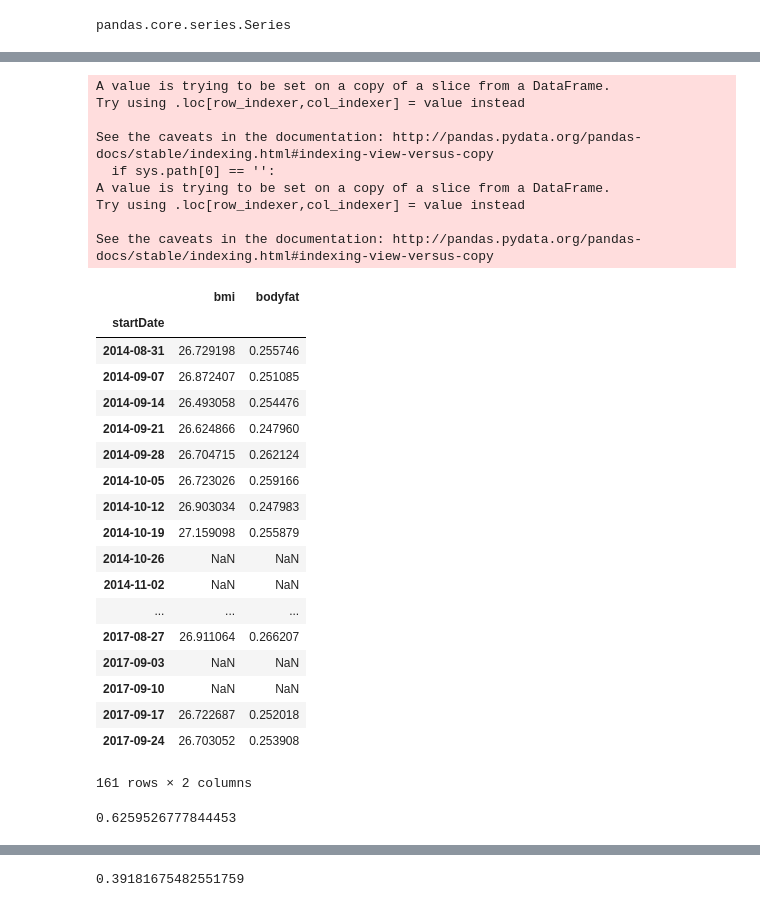
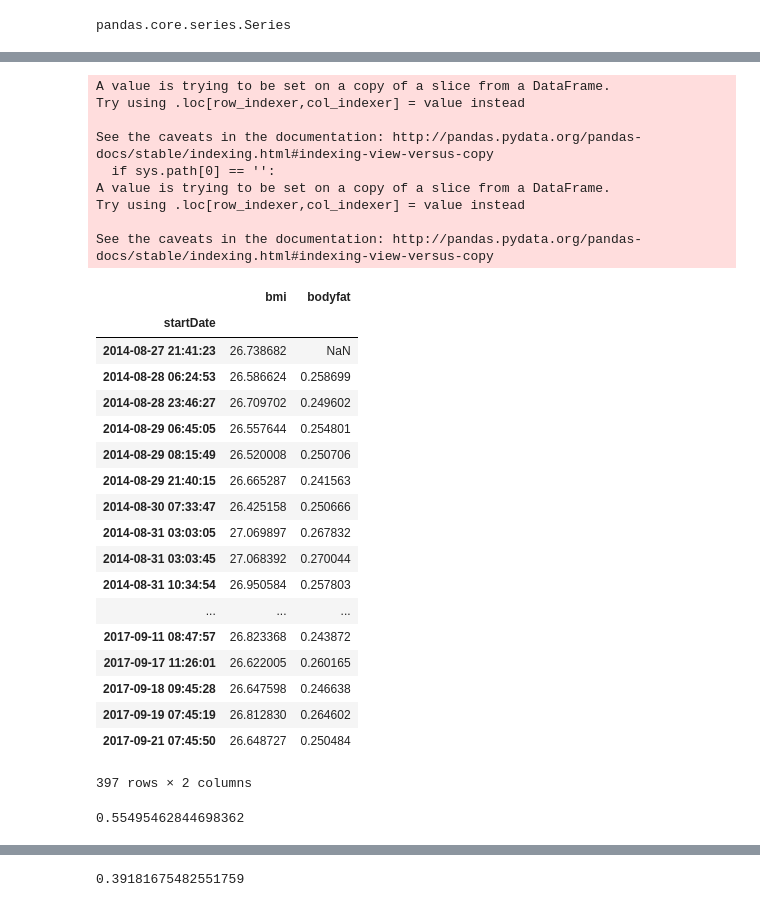
Before and after one commit to OngoDSS/Notebooks, a Jupyter notebook: sebastian_ongo.ipynb, the cells around one changed output, grey strips where cells are left out. Saved outputs shown, nothing was run; the diff lists cells and outputs as text; code cells hidden in the pictures.

```diff
--- a/sebastian_ongo.ipynb
+++ b/sebastian_ongo.ipynb
@@ -88,57 +27,57 @@ bmi = data_sample[data_sample['type'] == 'health-bmi']
 bodyfat = data_sample[data_sample['type'] == 'health-body-fat']
 
 
 bmi.index = bmi['startDate']
 bodyfat.index = bodyfat['startDate']
 
 
 bmi['value'] = pd.to_numeric(bmi['value'])
 bmi = bmi.loc[:,'value']
-bmi = bmi.resample('W').mean()
+#bmi = bmi.resample('W').mean()
 
 
 bodyfat['value'] = pd.to_numeric(bodyfat['value'])
 bodyfat = bodyfat.loc[:,'value']
-bodyfat = bodyfat.resample('W').mean()
+#bodyfat = bodyfat.resample('W').mean()
 
 bmi = bmi.to_frame('bmi')
 bmi['bodyfat'] = bodyfat
 
 bmi
 # %% [output]
 A value is trying to be set on a copy of a slice from a DataFrame.
 Try using .loc[row_indexer,col_indexer] = value instead
 
 See the caveats in the documentation: http://pandas.pydata.org/pandas-docs/stable/indexing.html#indexing-view-versus-copy
   if sys.path[0] == '':
 A value is trying to be set on a copy of a slice from a DataFrame.
 Try using .loc[row_indexer,col_indexer] = value instead
 
 See the caveats in the documentation: http://pandas.pydata.org/pandas-docs/stable/indexing.html#indexing-view-versus-copy
 |  | bmi | bodyfat |
 | startDate |  |  |
-| 2014-08-31 | 26.729198 | 0.255746 |
-| 2014-09-07 | 26.872407 | 0.251085 |
-| 2014-09-14 | 26.493058 | 0.254476 |
-| 2014-09-21 | 26.624866 | 0.247960 |
-| 2014-09-28 | 26.704715 | 0.262124 |
-| 2014-10-05 | 26.723026 | 0.259166 |
-| 2014-10-12 | 26.903034 | 0.247983 |
-| 2014-10-19 | 27.159098 | 0.255879 |
-| 2014-10-26 | NaN | NaN |
-| 2014-11-02 | NaN | NaN |
+| 2014-08-27 21:41:23 | 26.738682 | NaN |
+| 2014-08-28 06:24:53 | 26.586624 | 0.258699 |
+| 2014-08-28 23:46:27 | 26.709702 | 0.249602 |
+| 2014-08-29 06:45:05 | 26.557644 | 0.254801 |
+| 2014-08-29 08:15:49 | 26.520008 | 0.250706 |
+| 2014-08-29 21:40:15 | 26.665287 | 0.241563 |
+| 2014-08-30 07:33:47 | 26.425158 | 0.250666 |
+| 2014-08-31 03:03:05 | 27.069897 | 0.267832 |
+| 2014-08-31 03:03:45 | 27.068392 | 0.270044 |
+| 2014-08-31 10:34:54 | 26.950584 | 0.257803 |
 | ... | ... | ... |
-| 2017-08-27 | 26.911064 | 0.266207 |
-| 2017-09-03 | NaN | NaN |
-| 2017-09-10 | NaN | NaN |
-| 2017-09-17 | 26.722687 | 0.252018 |
-| 2017-09-24 | 26.703052 | 0.253908 |
+| 2017-09-11 08:47:57 | 26.823368 | 0.243872 |
+| 2017-09-17 11:26:01 | 26.622005 | 0.260165 |
+| 2017-09-18 09:45:28 | 26.647598 | 0.246638 |
+| 2017-09-19 07:45:19 | 26.812830 | 0.264602 |
+| 2017-09-21 07:45:50 | 26.648727 | 0.250484 |
-161 rows × 2 columns
+397 rows × 2 columns
 # %%
 corr_linear = bmi['bmi'].corr(bmi['bodyfat'])
 corr_linear
 # %% [output]
-0.6259526777844453
+0.55495462844698362
 # %%
 corr_nonlinear = bmi['bmi'].corr(bmi['bodyfat'], method='spearman')
 corr_nonlinear
```
Also changed, not shown: parts of 11 cells of this notebook.
